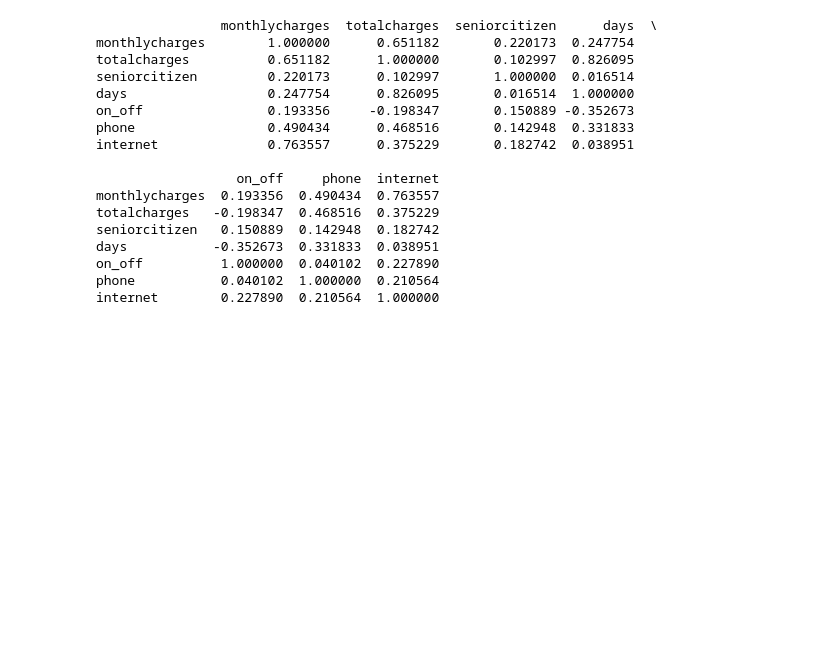
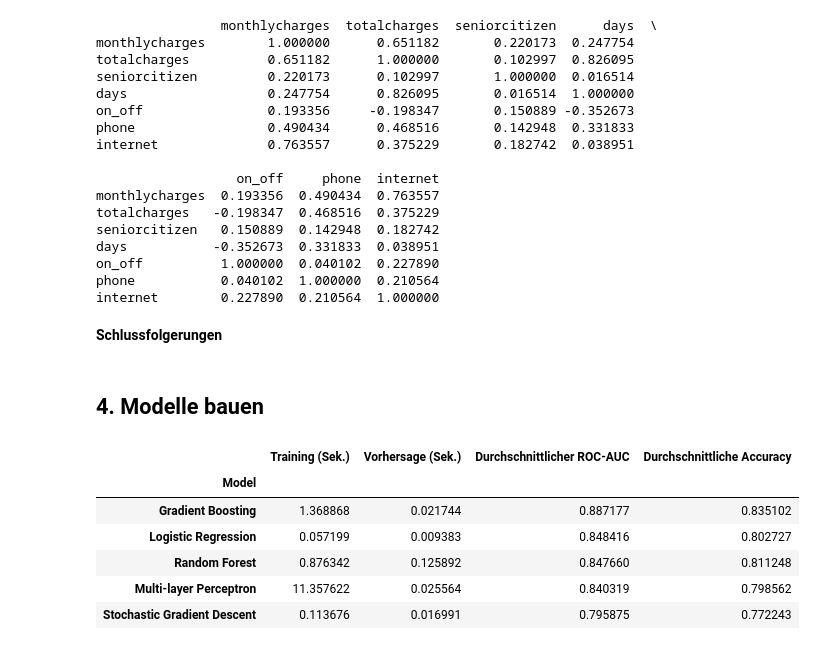
Before and after one commit to Konstantin5054232/ausbildungsprojekte, a Jupyter notebook: 16_Telekomkunden_gehen_weg/Telekomkunden_gehen_weg.ipynb, the cells around one changed output. Drawn from its saved outputs; the diff is of its cells as text; code cells hidden in the pictures; blank space fills up the shorter version.

```diff
--- a/16_Telekomkunden_gehen_weg/Telekomkunden_gehen_weg.ipynb
+++ b/16_Telekomkunden_gehen_weg/Telekomkunden_gehen_weg.ipynb
@@ -306,3 +303,7 @@ y = df['on_off']
 # Wir teilen die Trainings- und Testdaten auf.
 X_train, X_test, y_train, y_test = train_test_split(
     X, y, test_size=0.25, random_state=1234)
+# %% [markdown]
+**Schlussfolgerungen**
+# %% [markdown]
+## 4. Modelle bauen
@@ -308,0 +322,23 @@ X_train, X_test, y_train, y_test = train_test_split(
+# %%
+# Wir werden das beste Modell anhand von zwei Metriken auswählen.
+for name, model in notebook.tqdm(models):
+    pipe = Pipeline([('scaler', StandardScaler()), ('clf', model)])
+    cval = cross_validate(pipe, X_train, y_train, scoring=scoring, n_jobs=-1)
+    cval.update(model=name)
+
+    results = pd.concat([results, pd.DataFrame(cval)])
+
+# Выведем результаты
+results = results.groupby('model').mean().sort_values(by='test_roc_auc', ascending=False)
+results.index.name = 'Model'
+results.columns = ['Training (Sek.)', 'Vorhersage (Sek.)',
+                   'Durchschnittlicher ROC-AUC', 'Durchschnittliche Accuracy']
+display(results)
+# %% [output]
+|  | Training (Sek.) | Vorhersage (Sek.) | Durchschnittlicher ROC-AUC | Durchschnittliche Accuracy |
+| Model |  |  |  |  |
+| Gradient Boosting | 1.368868 | 0.021744 | 0.887177 | 0.835102 |
+| Logistic Regression | 0.057199 | 0.009383 | 0.848416 | 0.802727 |
+| Random Forest | 0.876342 | 0.125892 | 0.847660 | 0.811248 |
+| Multi-layer Perceptron | 11.357622 | 0.025564 | 0.840319 | 0.798562 |
+| Stochastic Gradient Descent | 0.113676 | 0.016991 | 0.795875 | 0.772243 |
```
Also changed, not shown: parts of 10 cells of this notebook.
